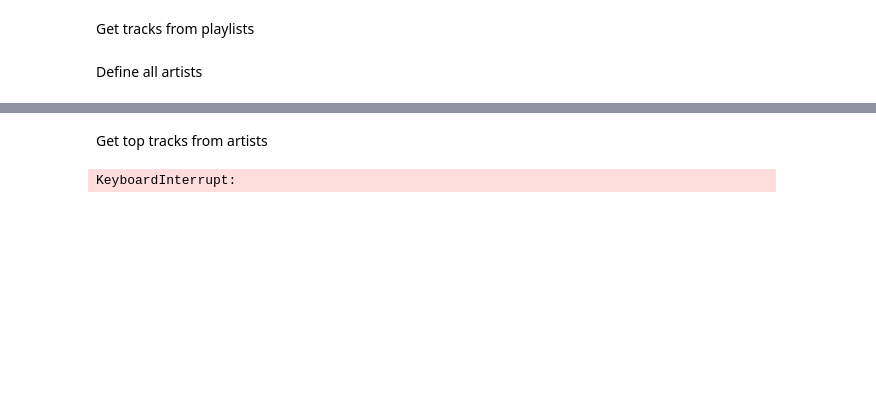
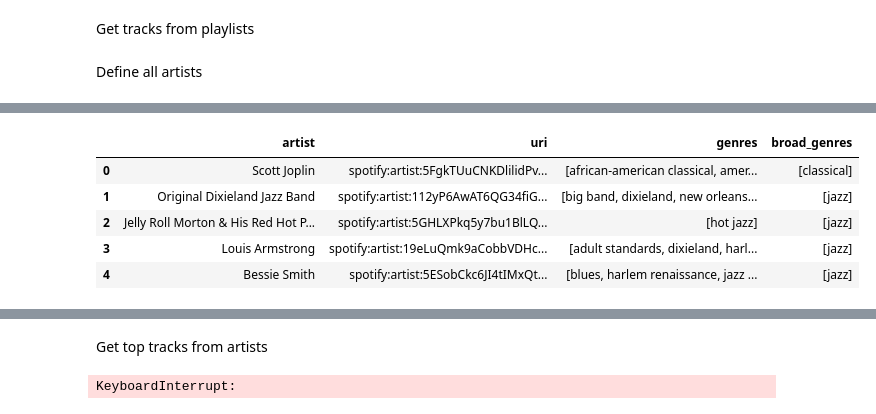
Before and after one commit to JWL16038/Music-Classification, a Jupyter notebook: Notebooks/Spotify scraper.ipynb, the cells around one changed output, grey strips where cells are left out. Saved outputs shown, nothing was run; the diff lists cells and outputs as text; code cells hidden in the pictures; blank space fills up the shorter version.

Commit message:
Added more broad genres and the option to load a saved csv file

```diff
--- a/Notebooks/Spotify scraper.ipynb
+++ b/Notebooks/Spotify scraper.ipynb
@@ -37,7 +47,28 @@ Define all artists
 # %%
 from itertools import chain
 genre_count = {}
-broad_genres = ['rock','metal','pop','rap','contemporary','hip hop','r&b','classical','jazz','reggae','soul']
+broad_genres = [
+    'rock',
+    'metal',
+    'pop',
+    'rap',
+    'contemporary',
+    'hip hop',
+    'r&b',
+    'classical',
+    'jazz',
+    'reggae',
+    'soul',
+    "edm",
+    "house",
+    "indie",
+    "wave",
+    "bass",
+    "disco",
+    "dance",
+    "blues",
+    "beats",
+    "electronic"]
 
 
 def get_broad_genres(genres):
@@ -60,3 +91,6 @@ def get_broad_genres(genres):
     else:
         print("No broad genres found")
         return None
+# %%
+playlist = sp.playlist_tracks(f"https://open.spotify.com/playlist/37i9dQZF1DWXRqgorJj26U")
+playlist
@@ -62,0 +115,3 @@ def get_broad_genres(genres):
+# %%
+genres = sp.artist("spotify:artist:3jOstUTkEu2JkjvRdBA5Gu")
+genres
@@ -79,13 +152,15 @@ def get_artists_from_playlist(playlist_url):
         for track in tracks:
             name = track["track"]["artists"][0]["name"]
             uri = track["track"]["artists"][0]["uri"]
-            if not (df['artist'].str.contains(name, regex=False).any() &
-            df['uri'].str.contains(uri, regex=False).any()):
+            if not (df['artist'].str.contains(name, regex=False).any() & df['uri'].str.contains(uri, regex=False).any()):
                 genres = sp.artist(uri)["genres"]
-                broad_genres = get_broad_genres(genres)
-                new_row = {"artist" : name, "uri" : uri, "genres" : genres, "broad_genres" : broad_genres}
-                df = df.append(new_row, ignore_index=True)
-                total_artists += 1
+                if len(genres) != 0:
+                    broad_genres = get_broad_genres(genres)
+                    new_row = {"artist" : name, "uri" : uri, "genres" : genres, "broad_genres" : broad_genres}
+                    df = df.append(new_row, ignore_index=True)
+                    total_artists += 1
+                else:
+                    print(f"Skipping: {name} due no genre information available")
             else:
                 print(f"Skipping: {name} due to a duplicate")
 
@@ -114,0 +190,6 @@ Skipping: Guns N' Roses due to a duplicate
+|  | artist | uri | genres | broad_genres |
+| 0 | Scott Joplin | spotify:artist:5FgkTUuCNKDlilidPv... | [african-american classical, amer... | [classical] |
+| 1 | Original Dixieland Jazz Band | spotify:artist:112yP6AwAT6QG34fiG... | [big band, dixieland, new orleans... | [jazz] |
+| 2 | Jelly Roll Morton & His Red Hot P... | spotify:artist:5GHLXPkq5y7bu1BlLQ... | [hot jazz] | [jazz] |
+| 3 | Louis Armstrong | spotify:artist:19eLuQmk9aCobbVDHc... | [adult standards, dixieland, harl... | [jazz] |
+| 4 | Bessie Smith | spotify:artist:5ESobCkc6JI4tIMxQt... | [blues, harlem renaissance, jazz ... | [jazz] |
```
Also changed, not shown: parts of 11 cells of this notebook.
